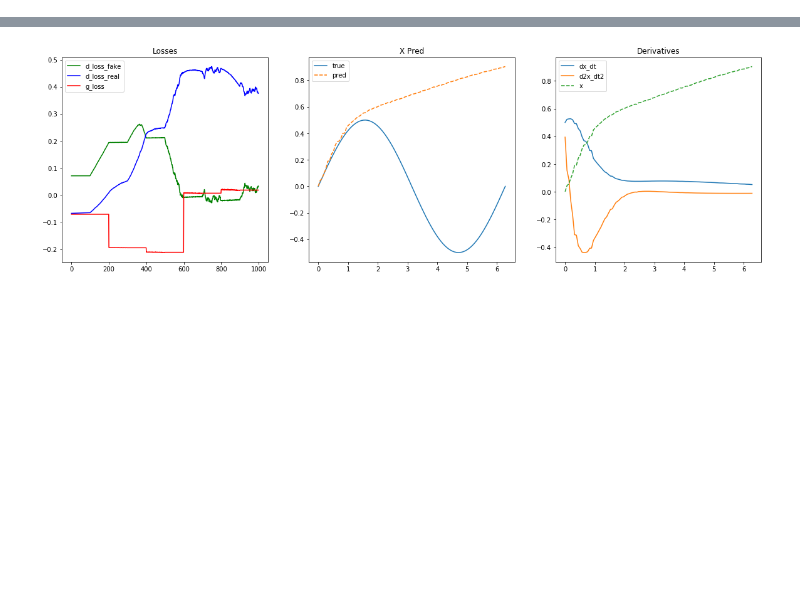
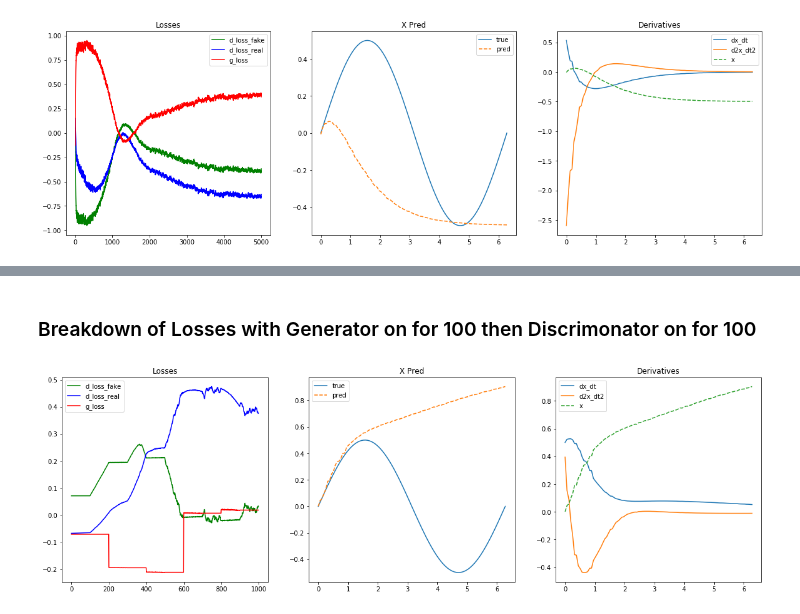
Before and after one commit to dylanrandle/denn, a Jupyter notebook: GAN2.ipynb, the cells around one changed output, grey strips where cells are left out. Cells and saved outputs as stored; diff of their text form; code cells hidden in the pictures; blank space fills up the shorter version.

```diff
--- a/GAN2.ipynb
+++ b/GAN2.ipynb
@@ -363,3 +364,52 @@ def train_GAN_SHO(
                             dx_dt.detach().numpy(), d2x_dt2.detach().numpy(), savefig=savefig, fname=fname)
 
     return G, D, G_losses, D_losses
+# %%
+%%time
+torch.manual_seed(42)
+G,D,G_loss,D_loss = train_GAN_SHO(
+
+                              # EPOCHS
+                              5000,
+
+                              # NETWORKS
+                              activation=nn.Tanh(),
+                              g_hidden_units=5,
+                              g_hidden_layers=1,
+                              d_hidden_units=100,
+                              d_hidden_layers=1,
+
+                              # FROM WGAN-GP PAPER
+                              G_iters=1,
+                              D_iters=5,
+                              d_lr=0.0001,
+                              g_lr=0.0001,
+                              d_betas=(0., 0.9),
+                              g_betas=(0., 0.9),
+
+                              # PROBLEM
+                              t_low=0,
+                              t_high=2*np.pi,
+                              n=100,
+                              x0=0.,
+                              dx_dt0=.5,
+
+                              # VIZ
+                              logging=False,
+                              realtime_plot=True,
+
+                              # Hacks
+                              real_data=True,
+                              soft_labels=False,
+
+                              # WGAN
+                              wgan=True,
+                              gradient_penalty=True,
+                              gp_hyper=1.,
+
+                              # SYSTEM
+                              systemOfODE=True,
+                              check_every=100
+)
+# %% [output]
+[figure, added]
@@ -366,3 +418,5 @@ def train_GAN_SHO(
+# %% [markdown]
+### Breakdown of Losses with Generator on for 100 then Discrimonator on for 100
 # %%
 %%time
 torch.manual_seed(42)
```
Also changed, not shown: parts of 4 cells of this notebook.
